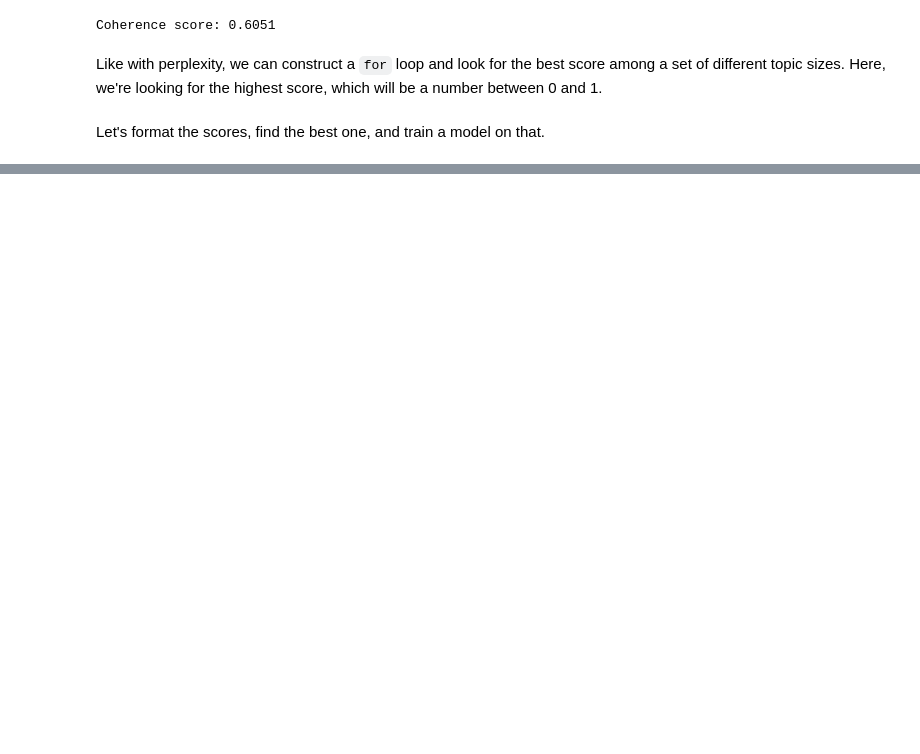
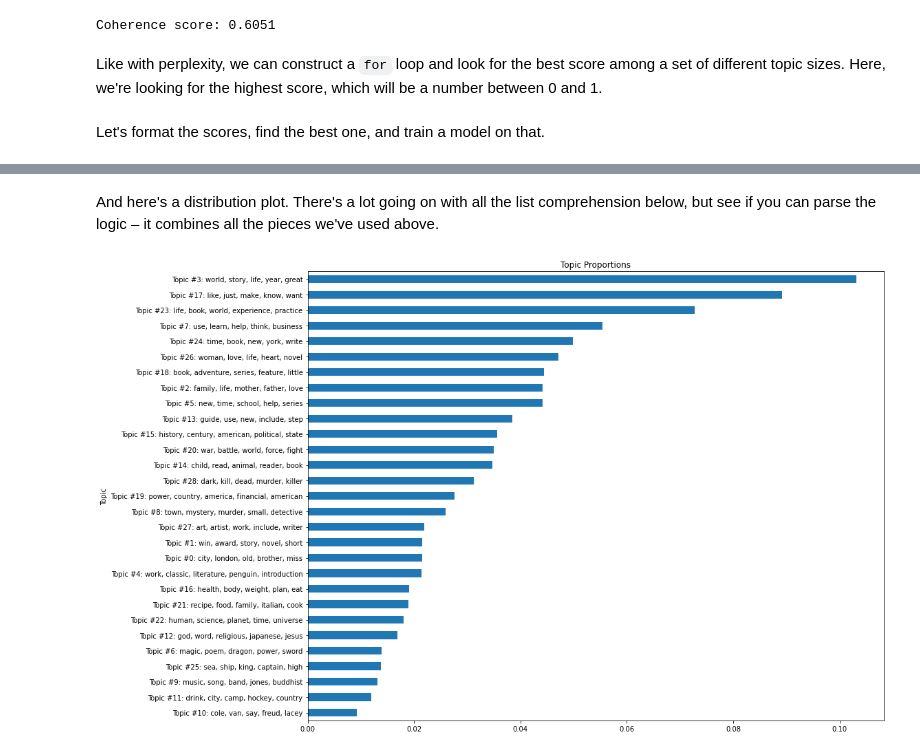
Before and after one commit to ucdavisdatalab/workshop_getting_started_with_textual_data, a Jupyter notebook: 06_topic-modeling.ipynb, the cells around one changed output, grey strips where cells are left out. Saved outputs shown, nothing was run; the diff lists cells and outputs as text; code cells hidden in the pictures; blank space fills up the shorter version.

```diff
--- a/06_topic-modeling.ipynb
+++ b/06_topic-modeling.ipynb
@@ -524,3 +641,24 @@ Topic 29:
+# %% [markdown]
+And here's a distribution plot. There's a lot going on with all the list comprehension below, but see if you can
+parse the logic – it combines all the pieces we've used above.
+# %%
+topic_proportions = pd.Series(best_model.get_count_by_topics() / best_model.num_words)
+top_words = [best_model.get_topic_words(topic, top_n = 5) for topic in range(best_model.k)]
+top_words = [f"Topic #{k}: " + ', '.join(w[0] for w in topic) for k, topic in enumerate(top_words)]
+
+to_plot = pd.DataFrame({'TOPIC_PROPORTIONS': topic_proportions,
+                        'TOP_WORDS': top_words
+                       })
+
+to_plot = to_plot.sort_values('TOPIC_PROPORTIONS')
+to_plot.set_index('TOP_WORDS').plot.barh(figsize = (15, 12),
+                                         title = "Topic Proportions",
+                                         xlabel = "Topic",
+                                         ylabel = "% of Corpus",
+                                         legend = None
+                                        );
+# %% [output]
+[figure, added]
 # %% [markdown]
 Fine Tuning: Advanced
 ---------------------------
```
Also changed, not shown: parts of 62 cells of this notebook, 1 other file.
